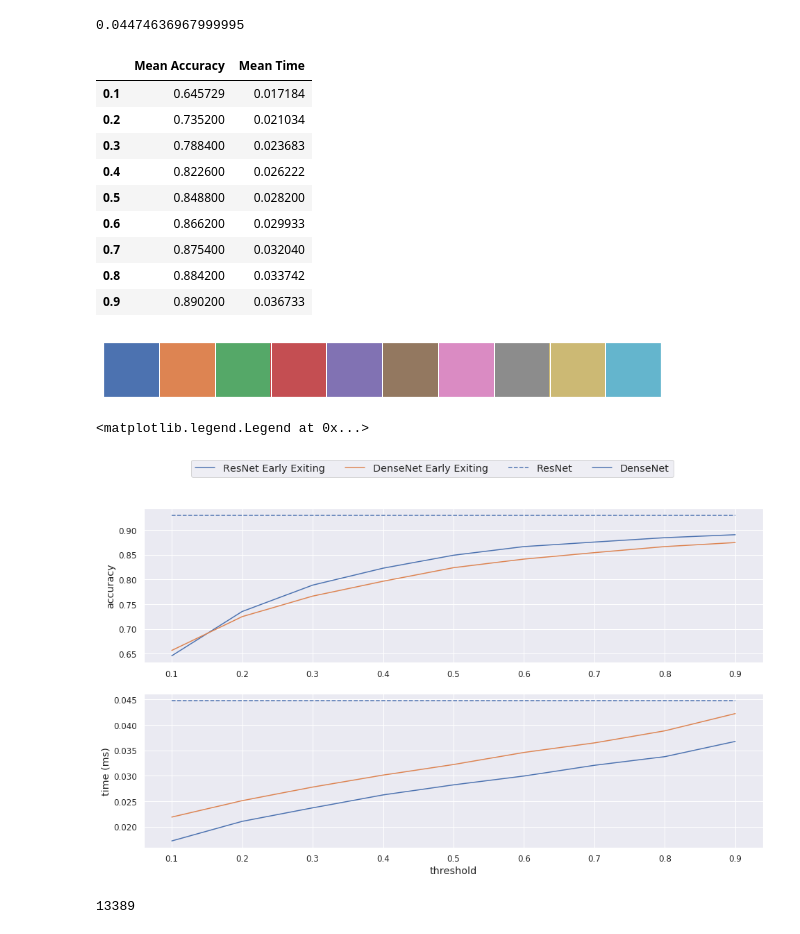
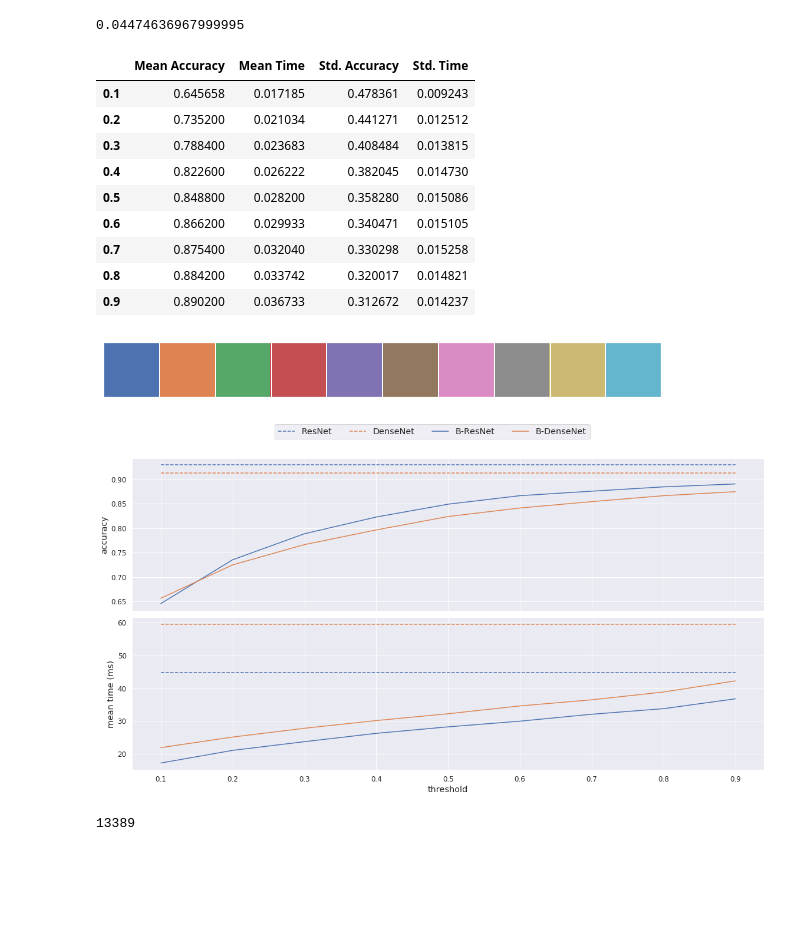
Before and after one commit to AlexKarlsen/thesis-src, a Jupyter notebook: DDNN/logging/threshold_test/Inference analysis.ipynb, the cells around one changed output. Saved outputs shown, nothing was run; the diff lists cells and outputs as text; code cells hidden in the pictures; blank space fills up the shorter version.

Commit message:
inference analysis

```diff
--- a/DDNN/logging/threshold_test/Inference analysis.ipynb
+++ b/DDNN/logging/threshold_test/Inference analysis.ipynb
@@ -12,6 +12,6 @@ params = {'legend.fontsize': 'large',
 plt.rcParams.update(params)
 # %%
 ee_dense = pd.read_csv('densenet_all_inference_test.csv', index_col=0)
-co_dense =
-ee_dense.mean()
+co_dense = pd.read_csv('dense_conv_inference_test.csv', index_col=0)
+ee_dense.loc[ee_dense['threshold']==0.9].time.mean()
 # %% [output]
@@ -130,55 +127,63 @@ x = [0.1,0.2,0.3,0.4,0.5,0.6,0.7,0.8,0.9]
 
 for i in ee_res.groupby(['threshold']):
     tmp = i[1].mean()
-    arr.append((tmp.correct, tmp.time))
+    tmp2 = i[1].std()
+    arr.append((tmp.correct, tmp.time, tmp2.correct, tmp2.time))
+
 
 #sns.lineplot(data=i[1].mean().correct)
-ee_res_stats = pd.DataFrame(arr, columns=["Mean Accuracy", "Mean Time"], index=[0.1,0.2,0.3,0.4,0.5,0.6,0.7,0.8,0.9])
+ee_res_stats = pd.DataFrame(arr, columns=["Mean Accuracy", "Mean Time", "Std. Accuracy", "Std. Time"], index=[0.1,0.2,0.3,0.4,0.5,0.6,0.7,0.8,0.9])
 ee_res_stats
 # %% [output]
-|  | Mean Accuracy | Mean Time |
-| 0.1 | 0.645729 | 0.017184 |
-| 0.2 | 0.735200 | 0.021034 |
-| 0.3 | 0.788400 | 0.023683 |
-| 0.4 | 0.822600 | 0.026222 |
-| 0.5 | 0.848800 | 0.028200 |
-| 0.6 | 0.866200 | 0.029933 |
-| 0.7 | 0.875400 | 0.032040 |
-| 0.8 | 0.884200 | 0.033742 |
-| 0.9 | 0.890200 | 0.036733 |
+|  | Mean Accuracy | Mean Time | Std. Accuracy | Std. Time |
+| 0.1 | 0.645658 | 0.017185 | 0.478361 | 0.009243 |
+| 0.2 | 0.735200 | 0.021034 | 0.441271 | 0.012512 |
+| 0.3 | 0.788400 | 0.023683 | 0.408484 | 0.013815 |
+| 0.4 | 0.822600 | 0.026222 | 0.382045 | 0.014730 |
+| 0.5 | 0.848800 | 0.028200 | 0.358280 | 0.015086 |
+| 0.6 | 0.866200 | 0.029933 | 0.340471 | 0.015105 |
+| 0.7 | 0.875400 | 0.032040 | 0.330298 | 0.015258 |
+| 0.8 | 0.884200 | 0.033742 | 0.320017 | 0.014821 |
+| 0.9 | 0.890200 | 0.036733 | 0.312672 | 0.014237 |
 # %%
 current_palette = sns.color_palette()
 sns.palplot(current_palette)
 # %% [output]
 [figure]
 # %%
-fig, axes = plt.subplots(2,1)
+fig, axes = plt.subplots(2,1, sharex=True)
+sns.lineplot(x=x, y=co_res.mean().correct*np.ones(9), ax=axes[0], color=current_palette[0])
+sns.lineplot(x=x, y=co_res.mean().time*np.ones(9)*1000, ax=axes[1], color=current_palette[0])
+
+sns.lineplot(x=x, y=co_dense.mean().correct*np.ones(9), ax=axes[0],  color=current_palette[1])
+sns.lineplot(x=x, y=co_dense.mean().time*np.ones(9)*1000, ax=axes[1],  color=current_palette[1])
+
 sns.lineplot(data=ee_res_stats['Mean Accuracy'], ax=axes[0], color=current_palette[0])
-sns.lineplot(data=ee_res_stats['Mean Time'], ax=axes[1])
+sns.lineplot(data=ee_res_stats['Mean Time']*1000, ax=axes[1])
 
 sns.lineplot(data=ee_dense_stats['Mean Accuracy'], ax=axes[0], color=current_palette[1])
-sns.lineplot(data=ee_dense_stats['Mean Time'], ax=axes[1])
+sns.lineplot(data=ee_dense_stats['Mean Time']*1000, ax=axes[1],  color=current_palette[1])
 axes[0].set_ylabel('accuracy')
-axes[1].set_ylabel('time (ms)')
+axes[1].set_ylabel('mean time (ms)')
 plt.xlabel('threshold')
-sns.lineplot(x=x, y=co_res.mean().correct*np.ones(9), ax=axes[0], color=current_palette[0])
-sns.lineplot(x=x, y=co_res.mean().time*np.ones(9), ax=axes[1], color=current_palette[0])
-
-#ns.lineplot(x=x, y=co_res.mean().correct*np.ones(9), ax=axes[0], dashes=True)
-#sns.lineplot(x=x, y=co_res.mean().time*np.ones(9), ax=axes[1])
 
 
-axes[0].lines[2].set_linestyle("--")
 
-axes[1].lines[2].set_linestyle("--")
+axes[0].lines[0].set_linestyle("--")
+
+axes[1].lines[0].set_linestyle("--")
+
+axes[0].lines[1].set_linestyle("--")
+
+axes[1].lines[1].set_linestyle("--")
 
 
-fig.legend(['ResNet Early Exiting', 'DenseNet Early Exiting', 'ResNet', 'DenseNet'], ncol=4, loc="upper center")
-#ns.lineplot(data=arr[0], ax= axes[0])
-#sns.lineplot(data=arr[1], ax=axes[1])
+fig.legend([ 'ResNet', 'DenseNet', 'B-ResNet', 'B-DenseNet'], ncol=4, loc="upper center")
+fig.tight_layout()
+fig.subplots_adjust(top=0.90)
+plt.savefig('compare_exiting_vs_no_exiting.png', dpi=300)
 # %% [output]
-<matplotlib.legend.Legend at 0x...>
-[figure, old version]
+[figure, new version]
 # %%
 len(ee_res.loc[ee_res['exit']==0])
 # %% [output]
```
Also changed, not shown: parts of 3 cells of this notebook, 7 other files.
